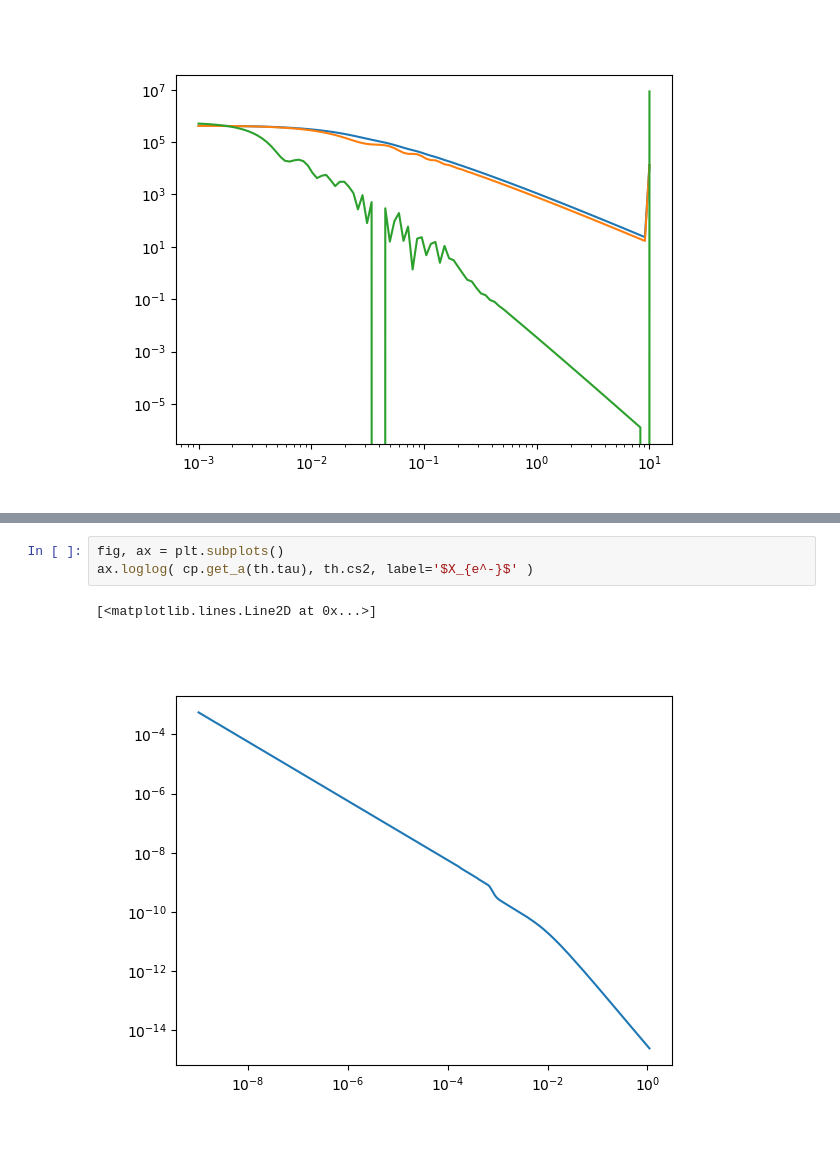
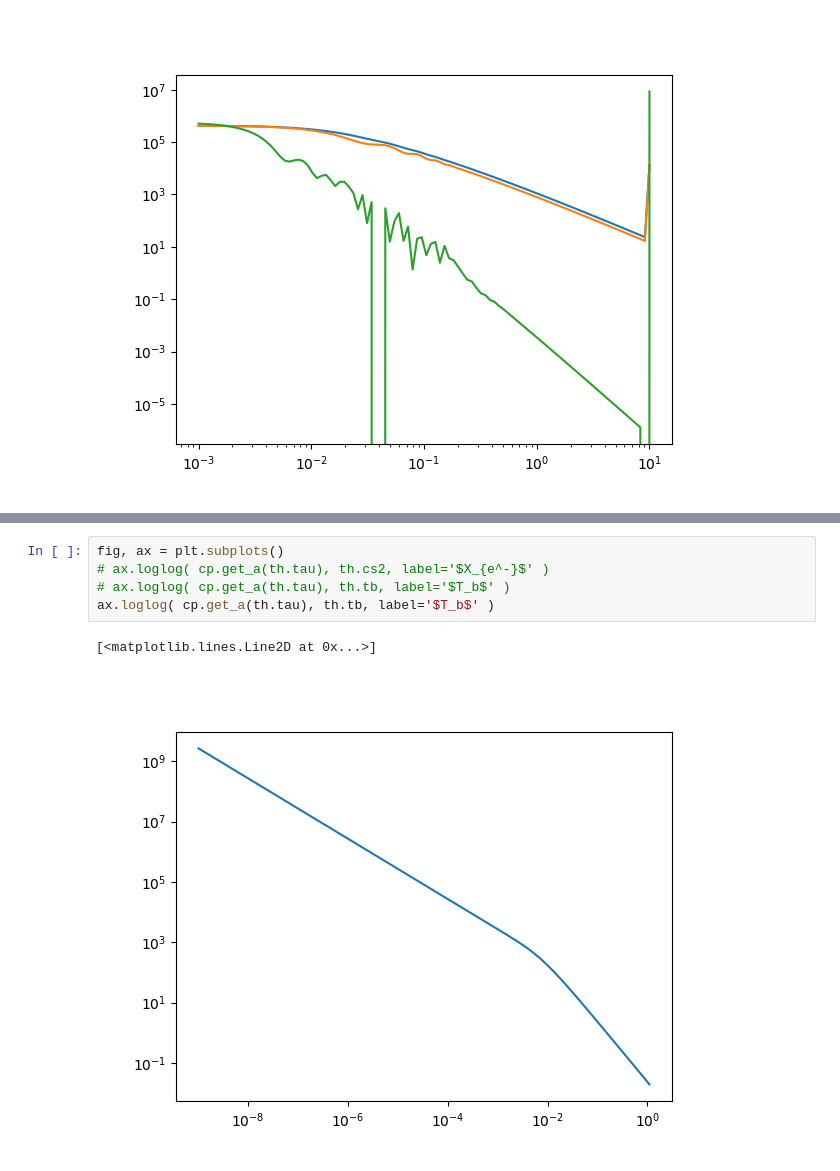
Before and after one commit to ohahn/DISCO-EB, a Jupyter notebook: pylinger_demo.ipynb, the cells around one changed output, grey strips where cells are left out. Drawn from its saved outputs; the diff is of its cells as text.

```diff
--- a/pylinger_demo.ipynb
+++ b/pylinger_demo.ipynb
@@ -37,7 +39,9 @@ for a in ax: a.legend()
 [figure]
 # %%
 fig, ax = plt.subplots()
-ax.loglog( cp.get_a(th.tau), th.cs2, label='$X_{e^-}$' )
+# ax.loglog( cp.get_a(th.tau), th.cs2, label='$X_{e^-}$' )
+# ax.loglog( cp.get_a(th.tau), th.tb, label='$T_b$' )
+ax.loglog( cp.get_a(th.tau), th.tb, label='$T_b$' )
 # %% [output]
 [<matplotlib.lines.Line2D at 0x...>]
-[figure, old version]
+[figure, new version]
```
Also changed, not shown: parts of 2 cells of this notebook, 3 other files.
